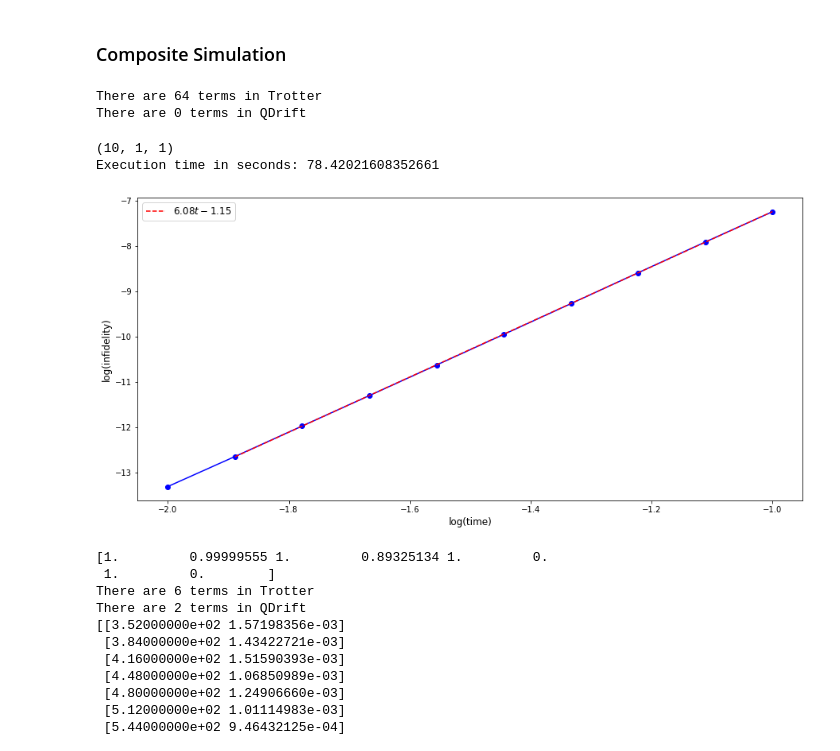
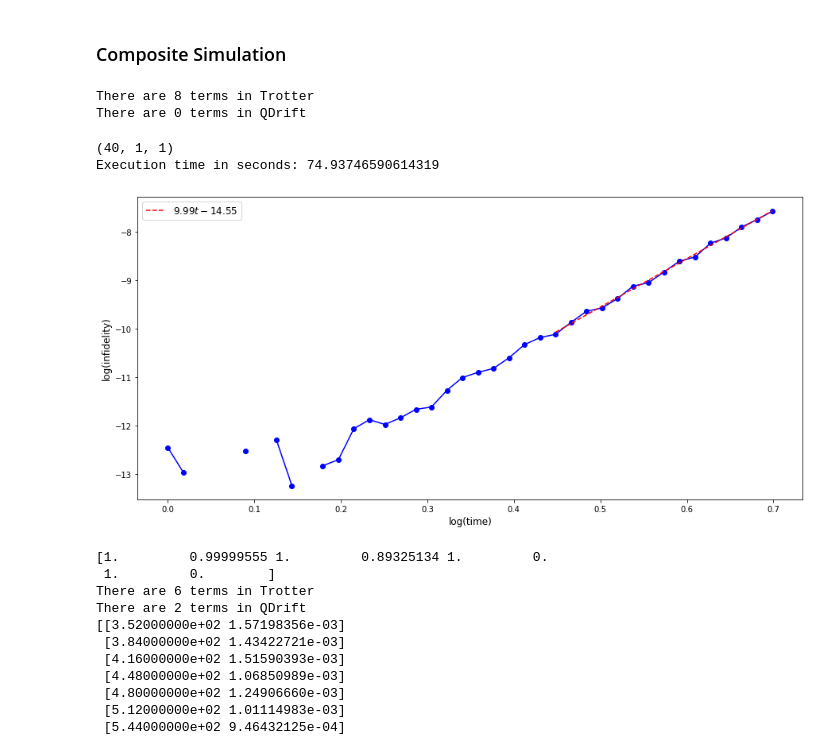
Before and after one commit to mattp97/Trotter-Qdrift-Simulation, a Jupyter notebook: Hybridized Simulation Jellium.ipynb, the cells around one changed output. Saved outputs shown, nothing was run; the diff lists cells and outputs as text; code cells hidden in the pictures.

```diff
--- a/Hybridized Simulation Jellium.ipynb
+++ b/Hybridized Simulation Jellium.ipynb
@@ -152,19 +152,20 @@ print(sim.simulate(np.pi / 2, 4)) #output state should be sigma_X |0> = |1>
 # %% [output]
 [0.92387953+0.j         0.        +0.38268343j]
 # %%
-sim1 = TrotterSim(hamiltonian_list, 8)
+sim1 = TrotterSim(hamiltonian_list, 6)
 #sim1.initial_state = InitialState
 # %%
 startTime = time.time()
 
+iterations = 1
 tStart = 0.01
 tFinal = 0.1
-tSteps = 100
+tSteps = 50
 times = np.geomspace(tStart, tFinal, tSteps)
 
 trot_compiler_inf = []
 for t in times:
-    trot_compiler_inf.append(sim1.infidelity(t, 1))
+    trot_compiler_inf.append(sim1.infidelity(t, iterations))
 
 log_trot_compiler_inf = np.log10(trot_compiler_inf)
 log_times = np.log10(times)
@@ -252,26 +263,26 @@ plt.show()
 ### Composite Simulation
 # %%
 #Warning if nb_optimizer = True for partition attribute optimize the computation will not finish in your lifetime
-CompSim = CompositeSim(graph_hamiltonian_list, inner_order=4, outter_order=1, partition = "trotter", repartition = False, rng_seed = 30, weight_threshold = 0.5, nb = 1, nb_optimizer = False, initial_time = 1.2)
+CompSim = CompositeSim(hamiltonian_list, inner_order=4, outter_order=1, partition = "trotter", repartition = False, rng_seed = 30, weight_threshold = 0.5, nb = 1, nb_optimizer = False, initial_time = 1.2)
 #CompSim.simulate(0.1, 70, 4)
 # %% [output]
-There are 64 terms in Trotter
+There are 8 terms in Trotter
 There are 0 terms in QDrift
 # %%
 startTime = time.time()
 
-iterations = 1
+iterations = 100
 qd_samples = 1
 mc_samples = 1
 
-tStart = 0.01
-tFinal = 0.1
-tSteps = 10
+tStart = 1
+tFinal = 5
+tSteps = 40
 times = np.geomspace(tStart, tFinal, tSteps)
 
 comp_compiler_inf = []
 for t in times:
-    comp_compiler_inf.append(CompSim.sample_channel_inf(t, iterations, qd_samples, mc_samples))
+    comp_compiler_inf.append(CompSim.sample_channel_inf(t, qd_samples, iterations, mc_samples))
 
 log_comp_compiler_inf = np.log10(comp_compiler_inf)
 log_times = np.log10(times)
@@ -280,36 +291,36 @@ print(log_comp_compiler_inf.shape)
 executionTime = (time.time() - startTime)
 print('Execution time in seconds: ' + str(executionTime))
 # %% [output]
-(10, 1, 1)
-Execution time in seconds: 78.42021608352661
+(40, 1, 1)
+Execution time in seconds: 74.93746590614319
 # %%
 #print(list(log_comp_compiler_inf[:, 0, 0]))
 data1 = log_comp_compiler_inf[:, 0, 0] #this dimension issue might be causing some slow down
 plt.figure(figsize = (15, 7))
 plt.plot(log_times, data1, 'bo-')
 plt.xlabel('log(time)', size = 12)
 plt.ylabel('log(infidelity)', size = 12)
 
-start_fit_points=1  #declare the starting point to fit in the data
+start_fit_points=25  #declare the starting point to fit in the data
 end_fit_points = -1
 
 p = np.polyfit(log_times[start_fit_points: end_fit_points], data1[start_fit_points: end_fit_points], 1)
 f = np.poly1d(p)
 
 t_new = np.linspace(log_times[start_fit_points], log_times[end_fit_points], 50)
 y_new = f(t_new)
 
 data1 = symbols("t")
 poly = sum(S("{:6.2f}".format(v))*data1**i for i, v in enumerate(p[::-1]))
 eq_latex = printing.latex(poly)
 
 #plt.ylim(-1.1, -0.8)
 #plt.locator_params('x', nbins=20)
 plt.plot(t_new, y_new, 'r--', label="${}$".format(eq_latex))
 plt.legend(fontsize="large")
 plt.show()
 # %% [output]
-[figure, old version]
+[figure, new version]
 # %%
 t = 0.5
 samples = 4
```
Also changed, not shown: parts of 6 cells of this notebook, 1 other file.
